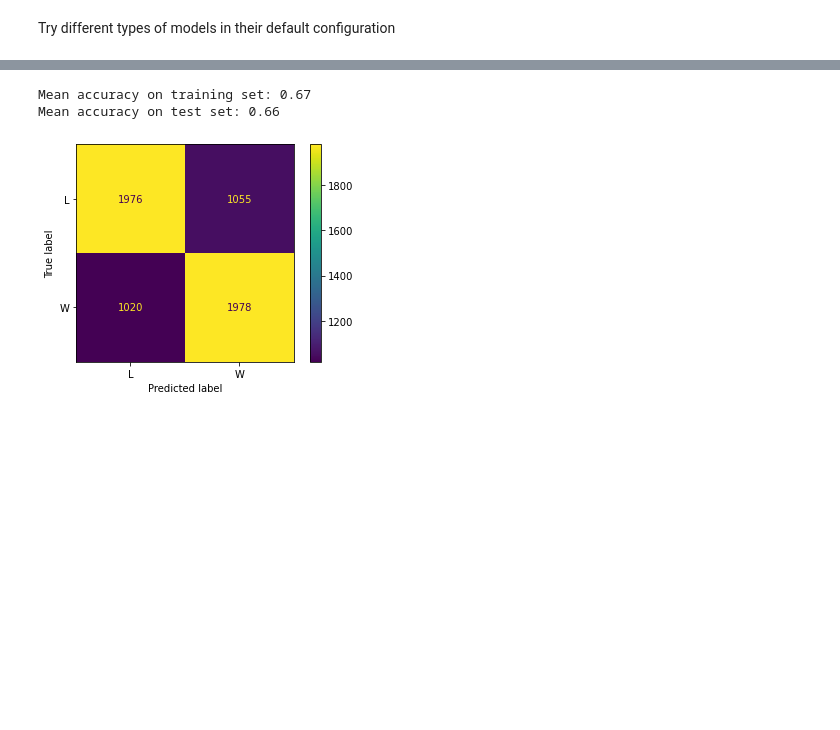
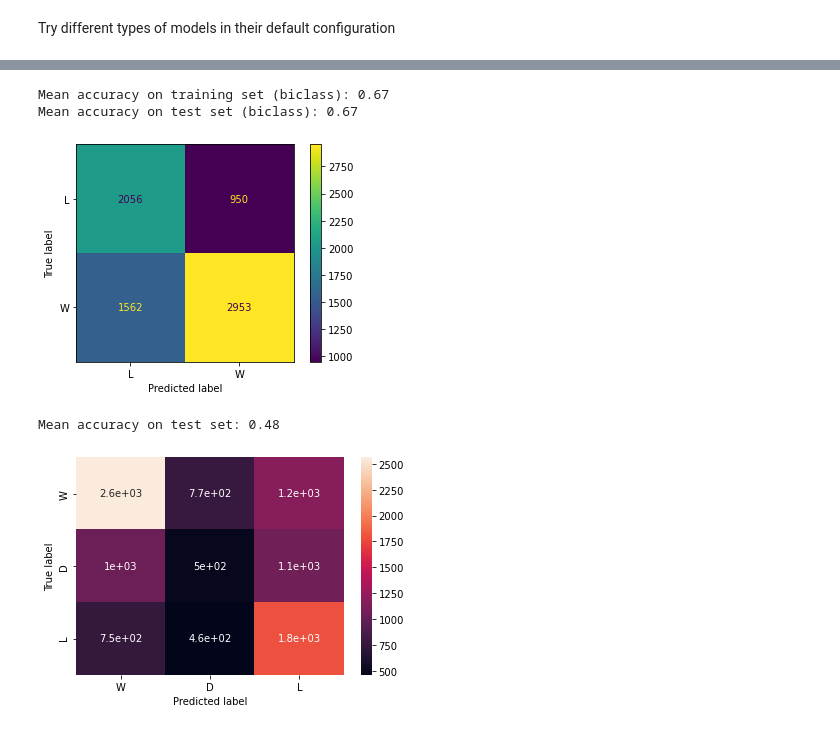
Before and after one commit to alexkapele/football_forecasting, a Jupyter notebook: football_forecasting.ipynb, the cells around one changed output, grey strips where cells are left out. Saved outputs shown, nothing was run; the diff lists cells and outputs as text; code cells hidden in the pictures; blank space fills up the shorter version.

```diff
--- a/football_forecasting.ipynb
+++ b/football_forecasting.ipynb
@@ -804,3 +1093,3 @@ H_x_binary_balanced = H_x_binary_balanced.drop(columns=['Results'])
 # %%
 from sklearn.model_selection import train_test_split
-X_train, X_test, y_train, y_test = train_test_split(H_x_binary_balanced, H_y_binary_balanced, test_size=0.33, random_state=42)
+X_train, X_test, y_train, y_test = train_test_split(H_x_reduced.drop(columns='Results'), H_y, test_size=0.33, random_state=42)
@@ -806,0 +1114,14 @@ X_train, X_test, y_train, y_test = train_test_split(H_x_binary_balanced, H_y_bin
+# %%
+def convert_to_binary(x,y,classes_drop):
+    x = x.copy()
+    x['Results'] = y
+
+    x_binary = x[~x['Results'].isin(classes_drop)]
+
+    y_binary = x_binary['Results']
+    x_binary = x_binary.drop(columns=['Results'])
+
+    return x_binary, y_binary
+# %%
+X_train, y_train = convert_to_binary(X_train, y_train, classes_drop=['D'])
+X_train, y_train = balance_undersample(X_train, y_train)
@@ -807,3 +1134,10 @@ X_train, X_test, y_train, y_test = train_test_split(H_x_binary_balanced, H_y_bin
+# %%
+def binary_to_triclass_prediction(pred, pred_probs, thres):
+    pred_adj = pred.copy()
+    for i, proba in enumerate(pred_probs):
+        if np.abs(proba[0]-0.5) <= thres:
+            pred_adj[i] = 'D'
+    return pred_adj
 # %%
 from sklearn.metrics import plot_confusion_matrix
 
@@ -824,18 +1171,32 @@ Mean accuracy on test set: 0.66
 # %%
 from sklearn.svm import LinearSVC
+from sklearn.calibration import CalibratedClassifierCV
 
-clf = LinearSVC(random_state=42)
+clf = CalibratedClassifierCV(LinearSVC(random_state=42))
 clf = clf.fit(X_train, y_train)
 
-print('Mean accuracy on training set: {:.2f}'.format(clf.score(X_train, y_train)))
-print('Mean accuracy on test set: {:.2f}'.format(clf.score(X_test, y_test)))
+print('Mean accuracy on training set (biclass): {:.2f}'.format(clf.score(X_train, y_train)))
 
-plot_confusion_matrix(clf, X_test, y_test)
+X_test_binary, y_test_binary = convert_to_binary(X_test, y_test, classes_drop=['D'])
+print('Mean accuracy on test set (biclass): {:.2f}'.format(clf.score(X_test_binary, y_test_binary)))
+plot_confusion_matrix(clf, X_test_binary, y_test_binary)
 plt.show()
+
+# Prediction on test set with 3 classes
+y_pred_test = binary_to_triclass_prediction(clf.predict(X_test), clf.predict_proba(X_test), thres=0.05)
+
+print('Mean accuracy on test set: {:.2f}'.format(accuracy_score(y_pred_test, y_test)))
+
+ax = sns.heatmap(confusion_matrix(y_test, y_pred_test, labels=['W','D','L']),xticklabels=['W','D','L'],yticklabels=['W','D','L'],annot=True)
+ax.set_xlabel('Predicted label')
+ax.set_ylabel('True label')
+plt.show()
 # %% [output]
-Mean accuracy on training set: 0.67
-Mean accuracy on test set: 0.66
+Mean accuracy on training set (biclass): 0.67
+Mean accuracy on test set (biclass): 0.67
-[figure, old version]
+[figure, new version]
+Mean accuracy on test set: 0.48
+[figure, added]
 # %%
 from sklearn.tree import DecisionTreeClassifier
 
```
Also changed, not shown: parts of 76 cells of this notebook, 1 other file.
